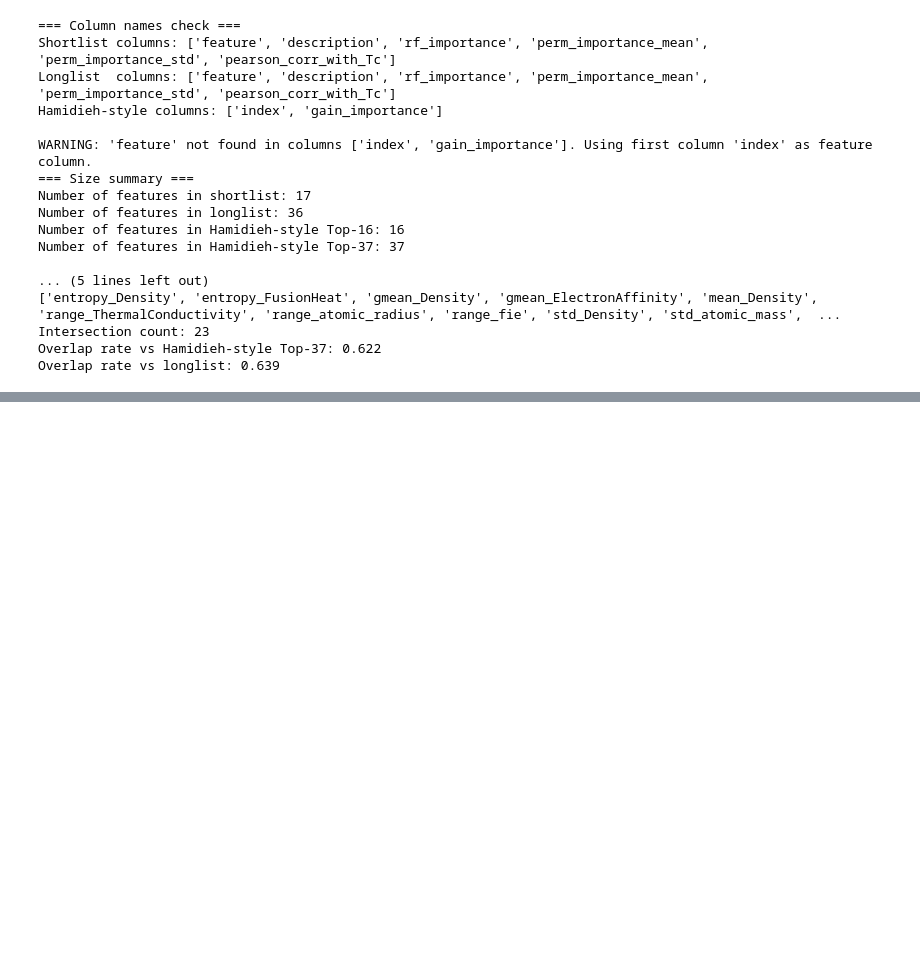
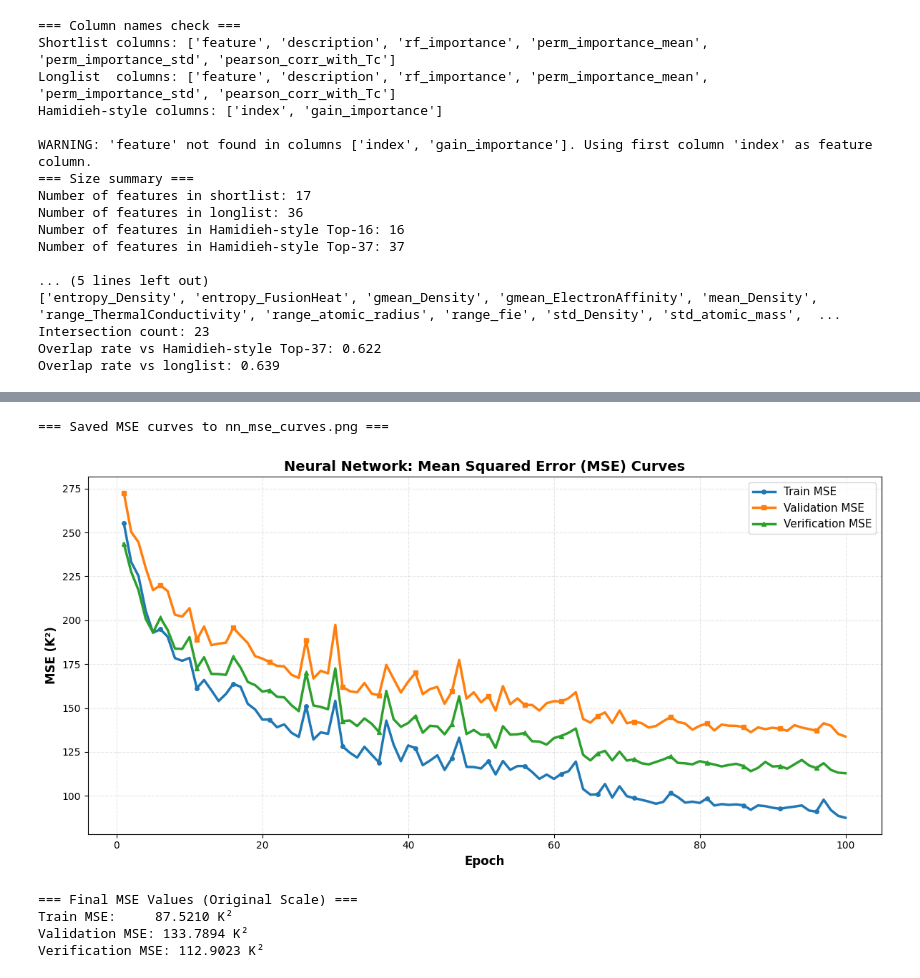
Before and after one commit to XUZiteng2020/Physics188_288_projectIII, a Jupyter notebook: download_and_cleaning.ipynb, the cells around one changed output, grey strips where cells are left out. Drawn from its saved outputs; the diff is of its cells as text; code cells hidden in the pictures; blank space fills up the shorter version.

Commit message:
update simple neural network

```diff
--- a/download_and_cleaning.ipynb
+++ b/download_and_cleaning.ipynb
@@ -831,0 +982,48 @@ Neural Net   - RMSE: 10.5298 K, R²: 0.9038
+# %%
+# ============================================================
+# MSE Curve for Training Epochs (Original Scale)
+# ============================================================
+# Check if metrics_history exists and has MSE data
+if 'metrics_history' not in globals() or len(metrics_history.get('epoch', [])) == 0:
+    print("ERROR: metrics_history not found or empty.")
+    print("Please run the neural network training cell (Cell 11) first to generate the metrics.")
+elif 'train_mse' not in metrics_history:
+    print("ERROR: MSE metrics not found in metrics_history.")
+    print("Please re-run the neural network training cell (Cell 11) to track MSE values.")
+    print("The training cell should track train_mse, val_mse, and verif_mse.")
+else:
+    # Create dedicated MSE curve plot showing MSE in original scale (K²)
+    plt.figure(figsize=(12, 6))
+    plt.plot(metrics_history['epoch'], metrics_history['train_mse'],
+             label='Train MSE', linewidth=2.5, marker='o', markersize=4, markevery=5)
+    plt.plot(metrics_history['epoch'], metrics_history['val_mse'],
+             label='Validation MSE', linewidth=2.5, marker='s', markersize=4, markevery=5)
+    plt.plot(metrics_history['epoch'], metrics_history['verif_mse'],
+             label='Verification MSE', linewidth=2.5, marker='^', markersize=4, markevery=5)
+    plt.xlabel('Epoch', fontsize=12, fontweight='bold')
+    plt.ylabel('MSE (K²)', fontsize=12, fontweight='bold')
+    plt.title('Neural Network: Mean Squared Error (MSE) Curves', fontsize=14, fontweight='bold')
+    plt.legend(fontsize=11, loc='best')
+    plt.grid(True, alpha=0.3, linestyle='--')
+    plt.tight_layout()
+
+    # Save the plot
+    mse_plot_filename = 'nn_mse_curves.png'
+    plt.savefig(mse_plot_filename, dpi=300, bbox_inches='tight')
+    print(f"=== Saved MSE curves to {mse_plot_filename} ===")
+    plt.show()
+
+    # Print final MSE values
+    print("\n=== Final MSE Values (Original Scale) ===")
+    final_epoch = len(metrics_history['epoch']) - 1
+    print(f"Train MSE:     {metrics_history['train_mse'][final_epoch]:.4f} K²")
+    print(f"Validation MSE: {metrics_history['val_mse'][final_epoch]:.4f} K²")
+    print(f"Verification MSE: {metrics_history['verif_mse'][final_epoch]:.4f} K²")
+    print()
+# %% [output]
+=== Saved MSE curves to nn_mse_curves.png ===
+[figure, added]
+=== Final MSE Values (Original Scale) ===
+Train MSE:     87.5210 K²
+Validation MSE: 133.7894 K²
+Verification MSE: 112.9023 K²
```
Also changed, not shown: parts of 1 cell of this notebook, 5 other files.
